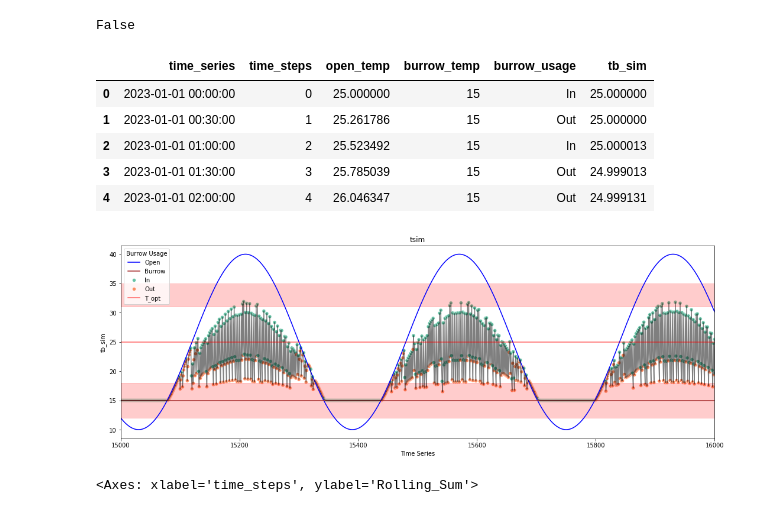
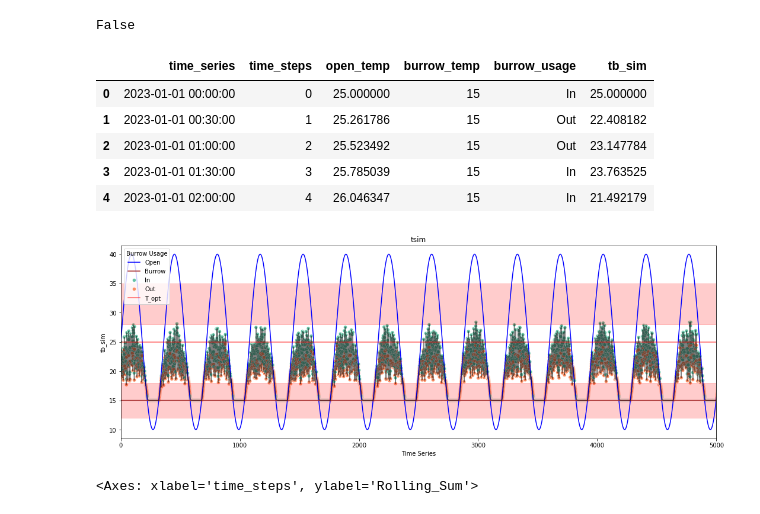
Before and after one commit to michaelremington2/ThermaNewt, a Jupyter notebook: example_scripts/rattle-newton-analysis.ipynb, the cells around one changed output. Saved outputs shown, nothing was run; the diff lists cells and outputs as text; code cells hidden in the pictures.

```diff
--- a/example_scripts/rattle-newton-analysis.ipynb
+++ b/example_scripts/rattle-newton-analysis.ipynb
@@ -96,26 +96,27 @@ False
 # %%
 # Simulate ectotherm
 
-k=0.00005
+k=0.01
 
 t_pref_max = 28
 t_pref_min = 18
 t_initial = 25
 t_pref_opt = 25
+delta_t = 30
 
 ## Fix the stay state
 
 ts = ThermalSimulator(flip_logic = 'preferred',
                       t_pref_min= t_pref_min,
                       t_pref_max=t_pref_max,
-                      t_pref_opt=t_pref_opt,
-                      Debounce=0)
+                      t_pref_opt=t_pref_opt)
 
 burrow_usage, tb_sim = ts.tb_simulator_2_state_model_wrapper(
                         k=k,
                         t_initial=t_initial,
                         burrow_temp_vector=df['burrow_temp'],
                         open_temp_vector=df['open_temp'],
+                        delta_t=delta_t,
                         return_tbody_sim=True)
 df['burrow_usage'] = burrow_usage
 df['tb_sim'] = tb_sim
@@ -123,39 +124,39 @@ df.head()
 # %% [output]
 |  | time_series | time_steps | open_temp | burrow_temp | burrow_usage | tb_sim |
 | 0 | 2023-01-01 00:00:00 | 0 | 25.000000 | 15 | In | 25.000000 |
-| 1 | 2023-01-01 00:30:00 | 1 | 25.261786 | 15 | Out | 25.000000 |
-| 2 | 2023-01-01 01:00:00 | 2 | 25.523492 | 15 | In | 25.000013 |
-| 3 | 2023-01-01 01:30:00 | 3 | 25.785039 | 15 | Out | 24.999013 |
-| 4 | 2023-01-01 02:00:00 | 4 | 26.046347 | 15 | Out | 24.999131 |
+| 1 | 2023-01-01 00:30:00 | 1 | 25.261786 | 15 | Out | 22.408182 |
+| 2 | 2023-01-01 01:00:00 | 2 | 25.523492 | 15 | Out | 23.147784 |
+| 3 | 2023-01-01 01:30:00 | 3 | 25.785039 | 15 | In | 23.763525 |
+| 4 | 2023-01-01 02:00:00 | 4 | 26.046347 | 15 | In | 21.492179 |
 # %%
 plt.figure(figsize=(18, 6))
 
 sns.lineplot(data=df, x='time_steps', y='open_temp', label = 'Open', color="blue")
 sns.lineplot(data=df, x='time_steps', y='burrow_temp', label = 'Burrow', color = "brown")
 sns.lineplot(data=df, x='time_steps', y='tb_sim', color="black", alpha=0.5)
 sns.scatterplot(data=df, x='time_steps', y='tb_sim', hue='burrow_usage', palette='Set2')
 
 # upper crit limit
-plt.axhspan(31, 35, color='red', alpha=0.2)
+plt.axhspan(28, 35, color='red', alpha=0.2)
 # lower crit limit
 plt.axhspan(12, 18, color='red', alpha=0.2)
 
 plt.axhline(25, color='red', alpha=0.6, label='T_opt')
 
-#plt.xlim(0,100)
-plt.xlim(15000,16000)
+plt.xlim(0,5000)
+#plt.xlim(15000,16000)
 #plt.ylim(15,35)
 plt.xlabel('Time Series')
 plt.ylabel('tb_sim')
 plt.title('tsim')
 
 
 plt.legend(title='Burrow Usage', loc='upper left')
 
 
 plt.show()
 # %% [output]
-[figure, old version]
+[figure, new version]
 # %%
 ### State flips
 def state_flips(values):
```
Also changed, not shown: 1 other file.
